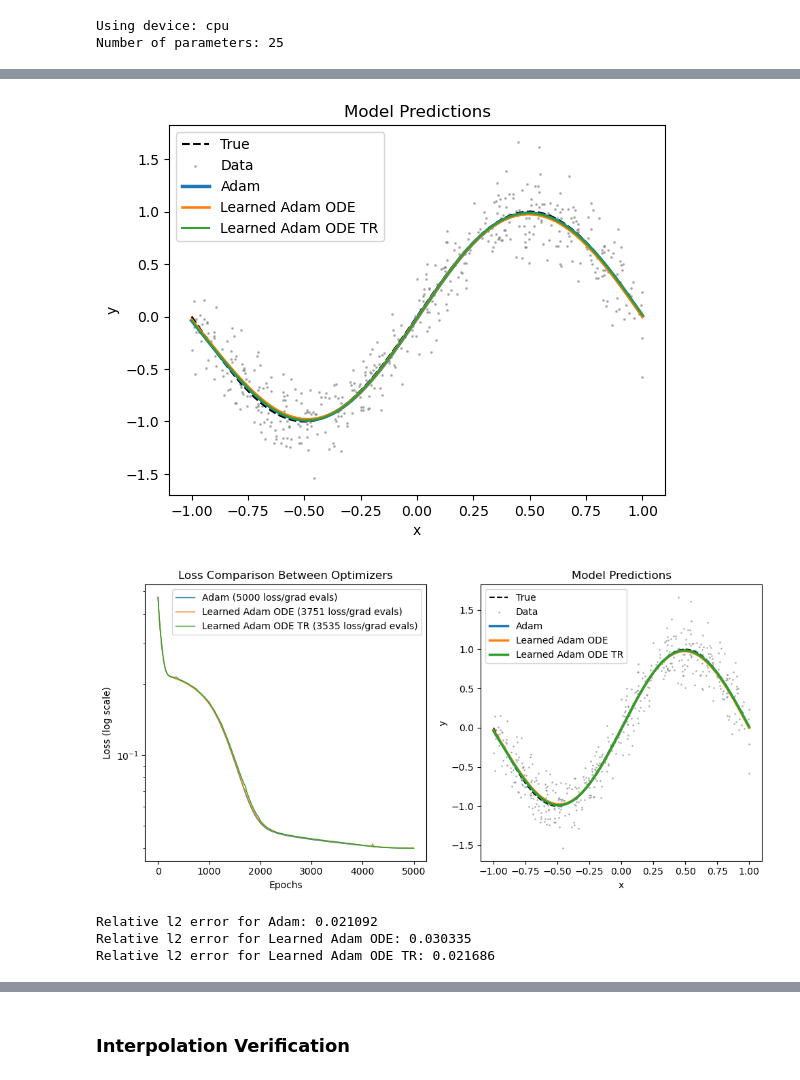
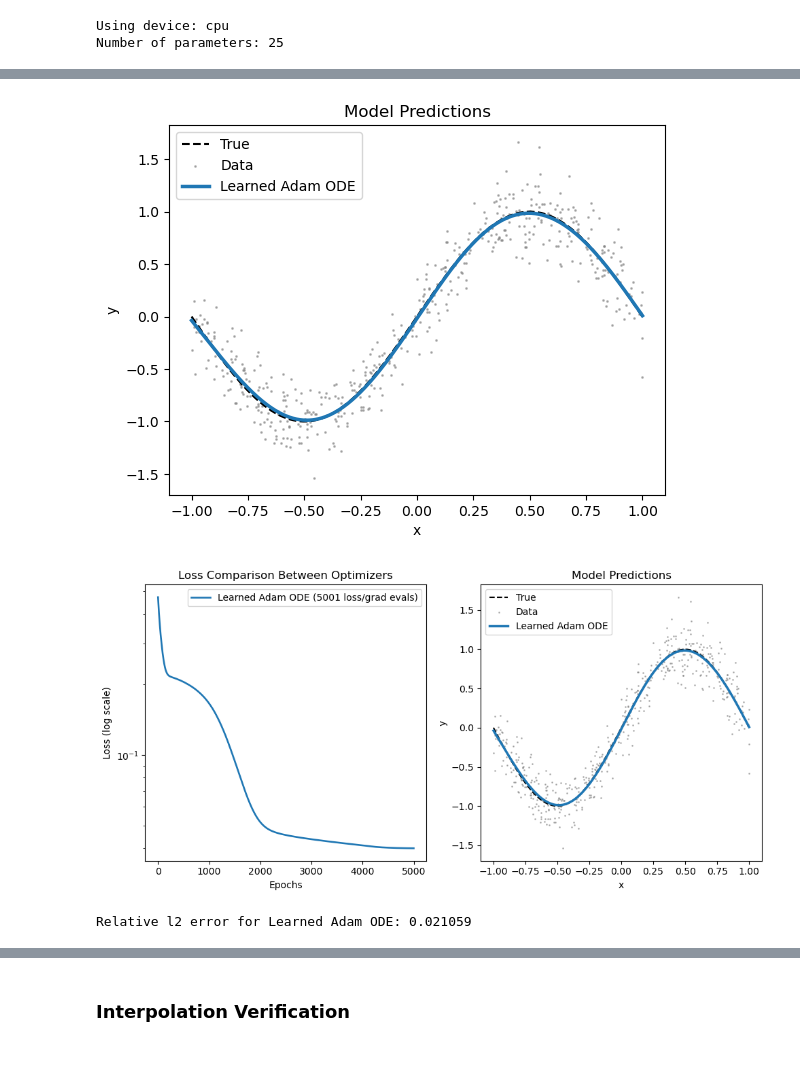
Before and after one commit to gnorman7/learning_gradient_flow, a Jupyter notebook: notebooks/adam_ode_learned.ipynb, the cells around one changed output, grey strips where cells are left out. Saved outputs shown, nothing was run; the diff lists cells and outputs as text; code cells hidden in the pictures.

```diff
--- a/notebooks/adam_ode_learned.ipynb
+++ b/notebooks/adam_ode_learned.ipynb
@@ -157,6 +147,7 @@ else:
     retrain_interval = 200
     epochs = 1000
 
+epochs = 30000
 
 # trc = adam_flow_optimizer.TrustRegionControl(
 #     cosine_similarity_good_threshold=0.1,
@@ -166,29 +157,34 @@ else:
 #     radius_factor_bad=0.6,
 #     max_radius=0.5
 # )
-subsample_factor = 10
+subsample_factor = 1
+# subsample_factor = 10
 # optimizers['adam_torch']['optimizer'] = torch.optim.Adam(
 #     optimizers['adam_torch']['model'].parameters(), lr=lr, betas=betas)
-optimizers['Adam']['optimizer'] = adam_flow_optimizer.CustomAdam(
-    optimizers['Adam']['model'].parameters(), lr=lr, betas=betas)
+# optimizers['Adam']['optimizer'] = adam_flow_optimizer.CustomAdam(
+#     optimizers['Adam']['model'].parameters(), lr=lr, betas=betas)
 # optimizers['adam_ode']['optimizer'] = adam_flow_optimizer.AdamEuler(
 #     optimizers['adam_ode']['model'].parameters(), lr=lr, betas=betas)
 optimizers['Learned Adam ODE']['optimizer'] = adam_flow_optimizer.AdamEulerLearned(
     optimizers['Learned Adam ODE']['model'].parameters(), lr=lr, betas=betas,
-    history_size=history_size, retrain_interval=retrain_interval, sindy_params=sindy_params,
+    history_size=epochs+1,
+    retrain_interval=epochs+2,
+    # history_size=history_size,
+    # retrain_interval=retrain_interval,
+    sindy_params=sindy_params,
     subsample_factor=subsample_factor,
     points_added=0
     # debug=True
 )
-optimizers['Learned Adam ODE TR']['optimizer'] = adam_flow_optimizer.AdamEulerLearnedTR(
-    optimizers['Learned Adam ODE TR']['model'].parameters(), lr=lr, betas=betas,
-    history_size=history_size, trust_region_control=trc, sindy_params=sindy_params,
-    gamma_tr_radius=None,
-    use_data_driven_thresh=True,
-    subsample_factor=subsample_factor,
-    points_added=0
-    # debug=True
-)
+# optimizers['Learned Adam ODE TR']['optimizer'] = adam_flow_optimizer.AdamEulerLearnedTR(
+#     optimizers['Learned Adam ODE TR']['model'].parameters(), lr=lr, betas=betas,
+#     history_size=history_size, trust_region_control=trc, sindy_params=sindy_params,
+#     gamma_tr_radius=None,
+#     use_data_driven_thresh=True,
+#     subsample_factor=subsample_factor,
+#     points_added=0
+#     # debug=True
+# )
 
 
 # ensure all start at the same parameters (just use the first model)
@@ -344,5 +340,5 @@ Epoch 5000/5000, Loss: Adam: 0.039919, Learned Adam ODE: 0.040025, Learned Adam
-[figure, old version]
+[figure, new version]
-[figure, old version]
+[figure, new version]
 # %%
 # Compute l2 error from the true function
 l2_errors = {}
@@ -352,6 +348,4 @@ for opt_name, y_eval_pred in y_eval_preds.items():
     print(f"Relative l2 error for {opt_name}: {l2_error:.6f}")
     l2_errors[opt_name] = l2_error
 # %% [output]
-Relative l2 error for Adam: 0.021092
-Relative l2 error for Learned Adam ODE: 0.030335
-Relative l2 error for Learned Adam ODE TR: 0.021686
+Relative l2 error for Learned Adam ODE: 0.021059
```
Also changed, not shown: parts of 3 cells of this notebook, 3 other files.
